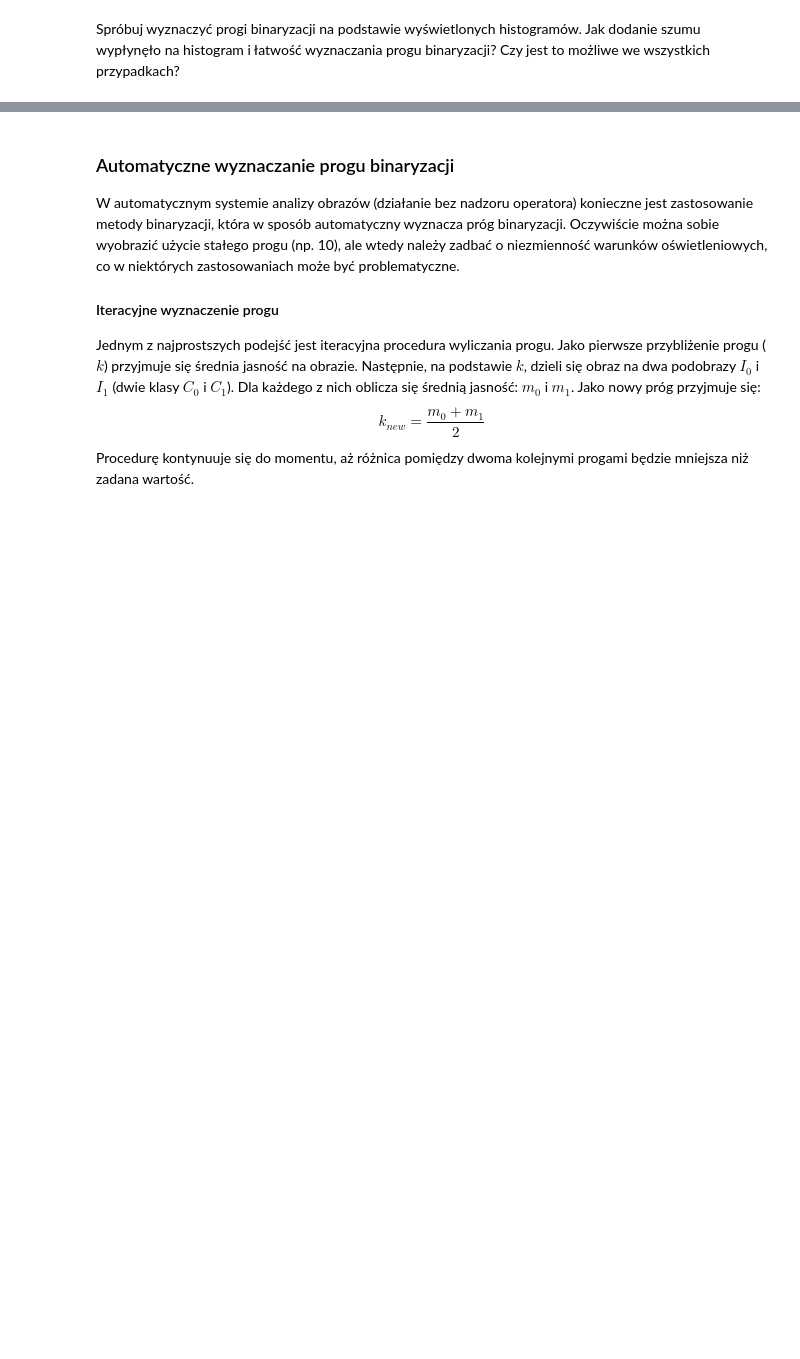
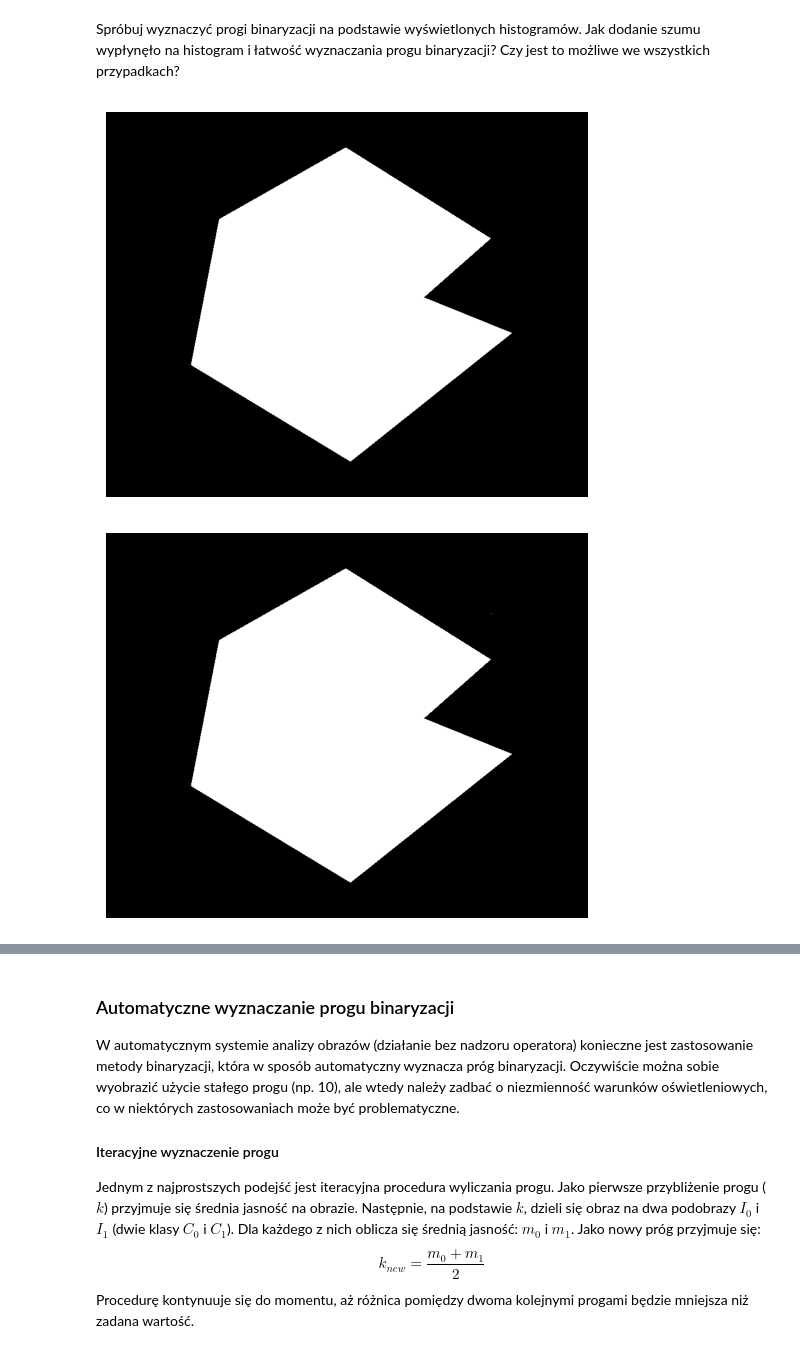
Before and after one commit to tostafin/image-processing-basics-labs, a Jupyter notebook: lab4/04_thresholding.ipynb, the cells around one changed output, grey strips where cells are left out. Cells and saved outputs as stored; diff of their text form; code cells hidden in the pictures; blank space fills up the shorter version.

```diff
--- a/lab4/04_thresholding.ipynb
+++ b/lab4/04_thresholding.ipynb
@@ -94,3 +114,11 @@ Użyj obrazy:
 Spróbuj wyznaczyć progi binaryzacji na podstawie wyświetlonych histogramów.
 Jak dodanie szumu wypłynęło na histogram i łatwość wyznaczania progu binaryzacji?
 Czy jest to możliwe we wszystkich przypadkach?
+# %%
+binarize_image(images[0][0], 76)
+binarize_image(images[1][0], 130)
+binarize_image(images[2][0], 150)
+binarize_image(images[3][0], 40)
+# %% [output]
+[figure, added]
+[figure, added]
```
Also changed, not shown: parts of 5 cells of this notebook.
